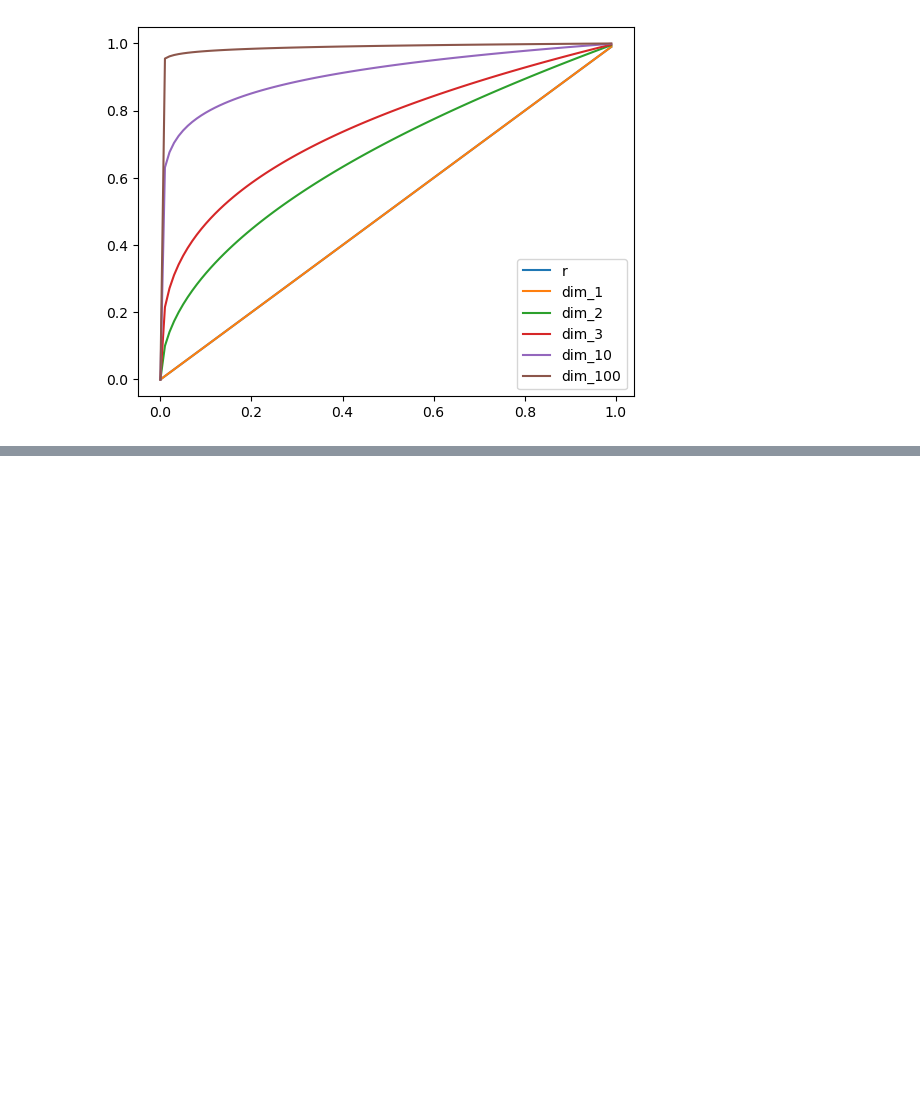
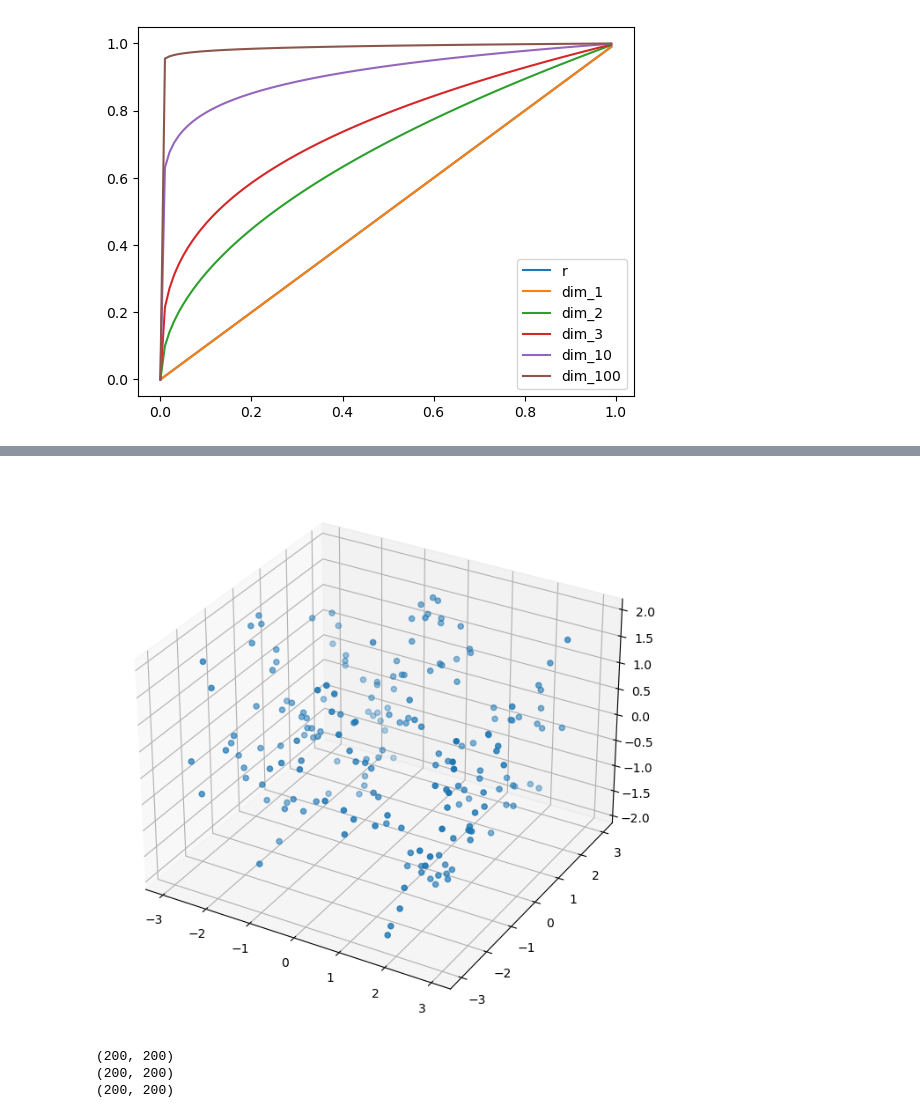
Before and after one commit to sduprey/timeseries_ressources, a Jupyter notebook: CurseOfDimensionality.ipynb, the cells around one changed output, grey strips where cells are left out. Drawn from its saved outputs; the diff is of its cells as text; code cells hidden in the pictures; blank space fills up the shorter version.

```diff
--- a/CurseOfDimensionality.ipynb
+++ b/CurseOfDimensionality.ipynb
@@ -20,0 +68,23 @@ data_df.plot()
+# %%
+# Plot it
+X = np.random.random(200)*6-3
+Y = np.random.random(200)*6-3
+Z=np.cos(2*X)+np.cos(3*Y)
+
+fig = plt.figure(figsize=(20, 8))
+ax = fig.add_subplot(111, projection='3d')
+ax.scatter(X, Y, Z);
+# %% [output]
+[figure, added]
+# %%
+xx, yy = np.meshgrid(np.sort(X),np.sort( Y))
+
+zz =np.cos(2*xx)+np.cos(3*yy)
+
+print(xx.shape)
+print(yy.shape)
+print(zz.shape)
+# %% [output]
+(200, 200)
+(200, 200)
+(200, 200)
```
Also changed, not shown: parts of 3 cells of this notebook, 2 other files.
